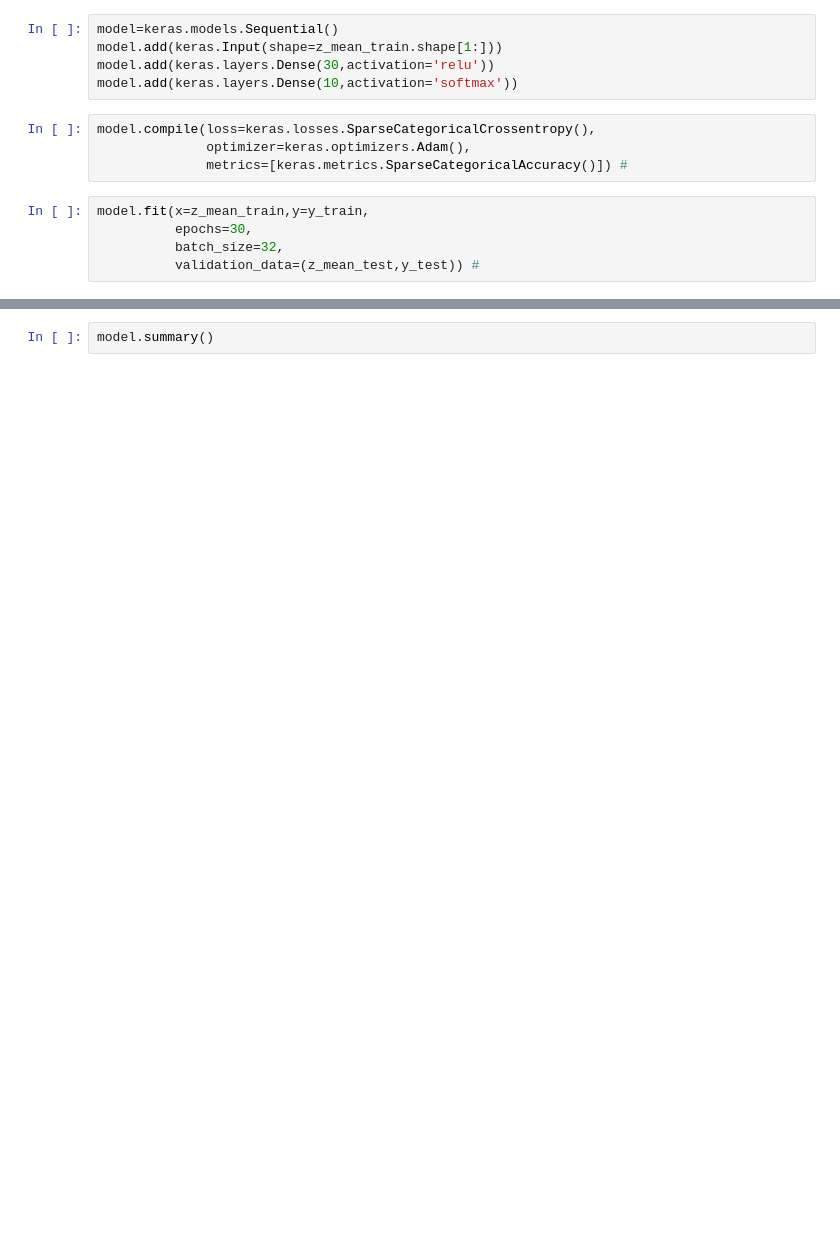
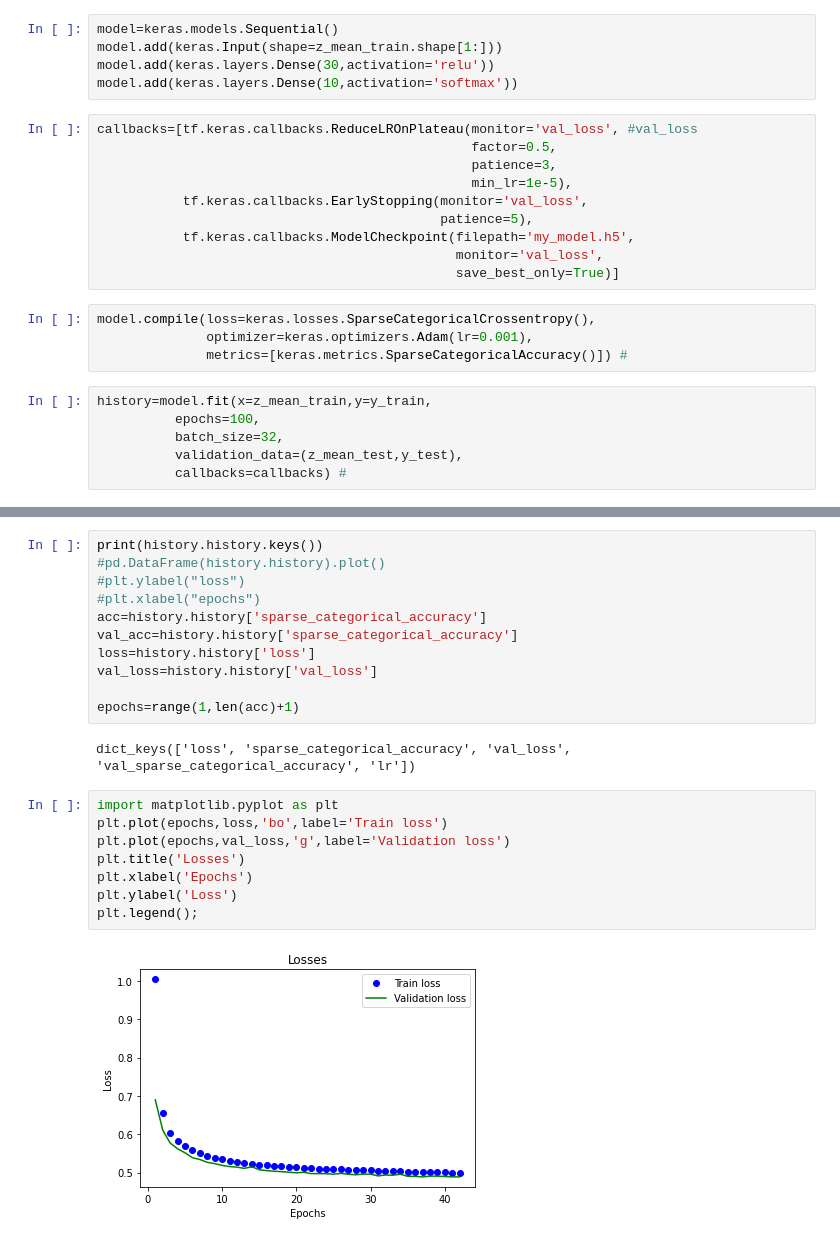
Before and after one commit to PeterPirog/tf-autoencoders, a Jupyter notebook: 01_mnist_VAE_v3.ipynb, the cells around one changed output, grey strips where cells are left out. Drawn from its saved outputs; the diff is of its cells as text; blank space fills up the shorter version.

```diff
--- a/01_mnist_VAE_v3.ipynb
+++ b/01_mnist_VAE_v3.ipynb
@@ -192,13 +186,24 @@ model=keras.models.Sequential()
 model.add(keras.Input(shape=z_mean_train.shape[1:]))
 model.add(keras.layers.Dense(30,activation='relu'))
 model.add(keras.layers.Dense(10,activation='softmax'))
+# %%
+callbacks=[tf.keras.callbacks.ReduceLROnPlateau(monitor='val_loss', #val_loss
+                                                factor=0.5,
+                                                patience=3,
+                                                min_lr=1e-5),
+           tf.keras.callbacks.EarlyStopping(monitor='val_loss',
+                                            patience=5),
+           tf.keras.callbacks.ModelCheckpoint(filepath='my_model.h5',
+                                              monitor='val_loss',
+                                              save_best_only=True)]
 # %%
 model.compile(loss=keras.losses.SparseCategoricalCrossentropy(),
-              optimizer=keras.optimizers.Adam(),
+              optimizer=keras.optimizers.Adam(lr=0.001),
               metrics=[keras.metrics.SparseCategoricalAccuracy()]) #
 # %%
-model.fit(x=z_mean_train,y=y_train,
-          epochs=30,
+history=model.fit(x=z_mean_train,y=y_train,
+          epochs=100,
           batch_size=32,
-          validation_data=(z_mean_test,y_test)) #
+          validation_data=(z_mean_test,y_test),
+          callbacks=callbacks) #
 # %% [output]
@@ -244,2 +227,23 @@ TypeError: ignored
-# %%
-model.summary()
+# %%
+print(history.history.keys())
+#pd.DataFrame(history.history).plot()
+#plt.ylabel("loss")
+#plt.xlabel("epochs")
+acc=history.history['sparse_categorical_accuracy']
+val_acc=history.history['sparse_categorical_accuracy']
+loss=history.history['loss']
+val_loss=history.history['val_loss']
+
+epochs=range(1,len(acc)+1)
+# %% [output]
+dict_keys(['loss', 'sparse_categorical_accuracy', 'val_loss', 'val_sparse_categorical_accuracy', 'lr'])
+# %%
+import matplotlib.pyplot as plt
+plt.plot(epochs,loss,'bo',label='Train loss')
+plt.plot(epochs,val_loss,'g',label='Validation loss')
+plt.title('Losses')
+plt.xlabel('Epochs')
+plt.ylabel('Loss')
+plt.legend();
+# %% [output]
+[figure, added]
```
Also changed, not shown: parts of 12 cells of this notebook.
